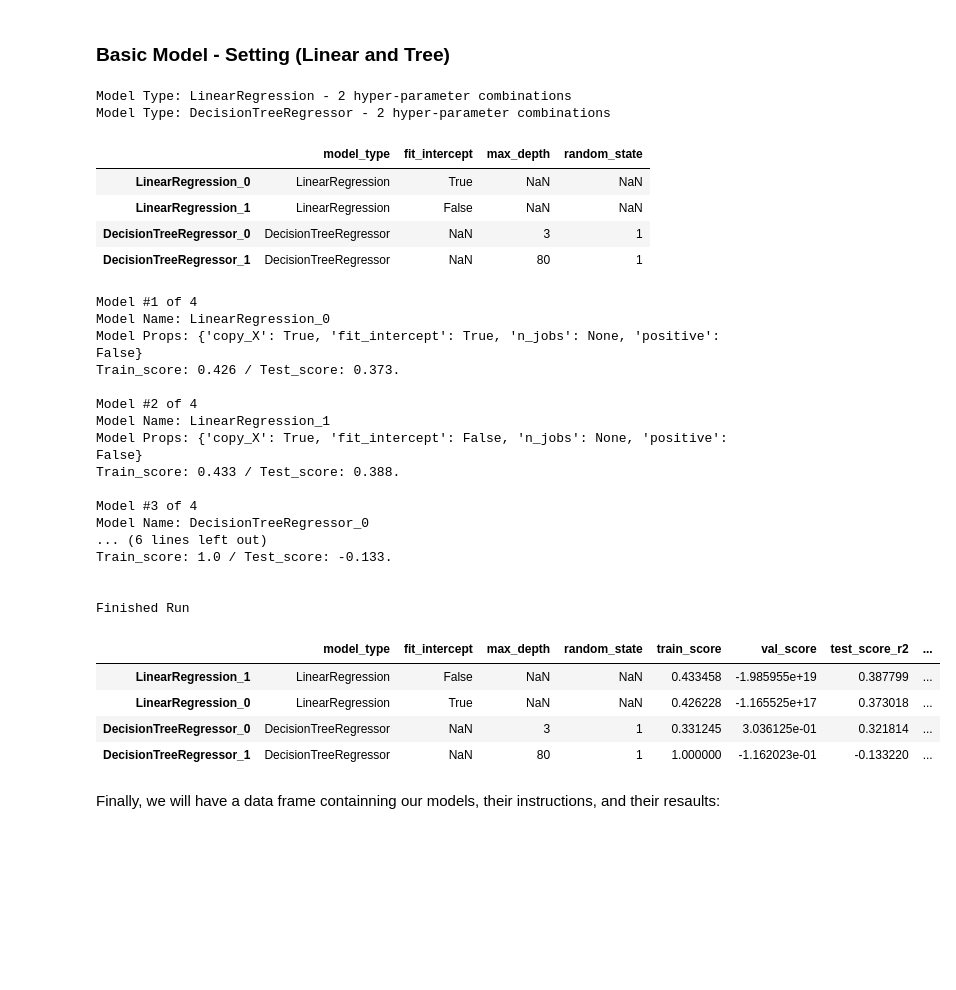
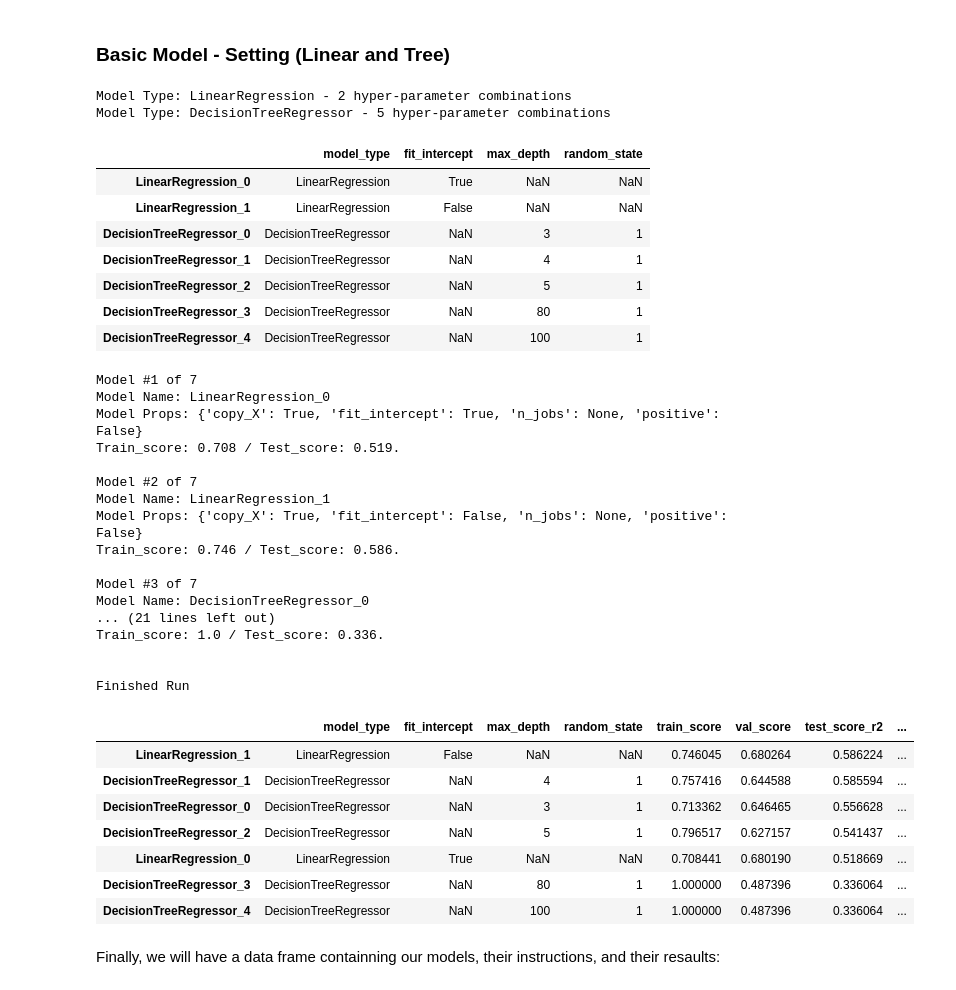
Before and after one commit to OmerRosen/Imdb-Prediction-Model, a Jupyter notebook: IMDB_2022_Hit_or_Flop_Model_Exploration.ipynb, the cells around one changed output. Drawn from its saved outputs; the diff is of its cells as text; code cells hidden in the pictures; blank space fills up the shorter version.

```diff
--- a/IMDB_2022_Hit_or_Flop_Model_Exploration.ipynb
+++ b/IMDB_2022_Hit_or_Flop_Model_Exploration.ipynb
@@ -1,7 +1,7 @@
 # %% [markdown]
 <a href="https://colab.research.google.com/github/OmerRosen/Kaggle/blob/main/IMDB_2022_Hit_or_Flop_Model_Exploration.ipynb" target="_parent"><img src="https://colab.research.google.com/assets/colab-badge.svg" alt="Open In Colab"/></a>
 # %%
-skip_slow_processes = True
+skip_slow_processes = False
 # %% [markdown]
 # Model Exploring - Useful Functions
 # %% [markdown]
@@ -499,45 +516,55 @@ if skip_slow_processes==False:
   parametersOfValue['n_estimators'] = [500, 1000, 1500]
   parametersOfValue['max_depth'] = [3,4,5,80,100]
   parametersOfValue['learning_rate'] = [0.1,0.01,0.001]
+# %%
+models_to_use = {'LinearRegression':LinearRegression(),
+                  'DecisionTreeRegressor':DecisionTreeRegressor()
+                 }
 # %%
-all_model_combinations_df = get_all_model_combinations(dict_of_models,parametersOfValue)
+all_model_combinations_df = get_all_model_combinations(models_to_use,parametersOfValue)
 all_model_combinations_df
 # %% [output]
 Model Type: LinearRegression - 2 hyper-parameter combinations
-Model Type: DecisionTreeRegressor - 2 hyper-parameter combinations
+Model Type: DecisionTreeRegressor - 5 hyper-parameter combinations
 |  | model_type | fit_intercept | max_depth | random_state |
 | LinearRegression_0 | LinearRegression | True | NaN | NaN |
 | LinearRegression_1 | LinearRegression | False | NaN | NaN |
 | DecisionTreeRegressor_0 | DecisionTreeRegressor | NaN | 3 | 1 |
-| DecisionTreeRegressor_1 | DecisionTreeRegressor | NaN | 80 | 1 |
+| DecisionTreeRegressor_1 | DecisionTreeRegressor | NaN | 4 | 1 |
+| DecisionTreeRegressor_2 | DecisionTreeRegressor | NaN | 5 | 1 |
+| DecisionTreeRegressor_3 | DecisionTreeRegressor | NaN | 80 | 1 |
+| DecisionTreeRegressor_4 | DecisionTreeRegressor | NaN | 100 | 1 |
 # %%
 all_model_combinations_df, dict_of_fitted_models = run_various_models_return_results(all_model_combinations_df, all_model_types)
 # %% [output]
-Model #1 of 4
+Model #1 of 7
 Model Name: LinearRegression_0
 Model Props: {'copy_X': True, 'fit_intercept': True, 'n_jobs': None, 'positive': False}
-Train_score: 0.426 / Test_score: 0.373.
+Train_score: 0.708 / Test_score: 0.519.
 
-Model #2 of 4
+Model #2 of 7
 Model Name: LinearRegression_1
 Model Props: {'copy_X': True, 'fit_intercept': False, 'n_jobs': None, 'positive': False}
-Train_score: 0.433 / Test_score: 0.388.
+Train_score: 0.746 / Test_score: 0.586.
 
-Model #3 of 4
+Model #3 of 7
 Model Name: DecisionTreeRegressor_0
-... (6 lines left out)
-Train_score: 1.0 / Test_score: -0.133.
+... (21 lines left out)
+Train_score: 1.0 / Test_score: 0.336.
 
 
 Finished Run
 # %%
-all_model_combinations_df
+all_model_combinations_df.head(15)
 # %% [output]
 |  | model_type | fit_intercept | max_depth | random_state | train_score | val_score | test_score_r2 | ... |
-| LinearRegression_1 | LinearRegression | False | NaN | NaN | 0.433458 | -1.985955e+19 | 0.387799 | ... |
-| LinearRegression_0 | LinearRegression | True | NaN | NaN | 0.426228 | -1.165525e+17 | 0.373018 | ... |
-| DecisionTreeRegressor_0 | DecisionTreeRegressor | NaN | 3 | 1 | 0.331245 | 3.036125e-01 | 0.321814 | ... |
-| DecisionTreeRegressor_1 | DecisionTreeRegressor | NaN | 80 | 1 | 1.000000 | -1.162023e-01 | -0.133220 | ... |
+| LinearRegression_1 | LinearRegression | False | NaN | NaN | 0.746045 | 0.680264 | 0.586224 | ... |
+| DecisionTreeRegressor_1 | DecisionTreeRegressor | NaN | 4 | 1 | 0.757416 | 0.644588 | 0.585594 | ... |
+| DecisionTreeRegressor_0 | DecisionTreeRegressor | NaN | 3 | 1 | 0.713362 | 0.646465 | 0.556628 | ... |
+| DecisionTreeRegressor_2 | DecisionTreeRegressor | NaN | 5 | 1 | 0.796517 | 0.627157 | 0.541437 | ... |
+| LinearRegression_0 | LinearRegression | True | NaN | NaN | 0.708441 | 0.680190 | 0.518669 | ... |
+| DecisionTreeRegressor_3 | DecisionTreeRegressor | NaN | 80 | 1 | 1.000000 | 0.487396 | 0.336064 | ... |
+| DecisionTreeRegressor_4 | DecisionTreeRegressor | NaN | 100 | 1 | 1.000000 | 0.487396 | 0.336064 | ... |
 # %% [markdown]
 Finally, we will have a data frame containning our models, their instructions, and their resaults:
 # %% [markdown]
```
Also changed, not shown: parts of 56 cells of this notebook.
